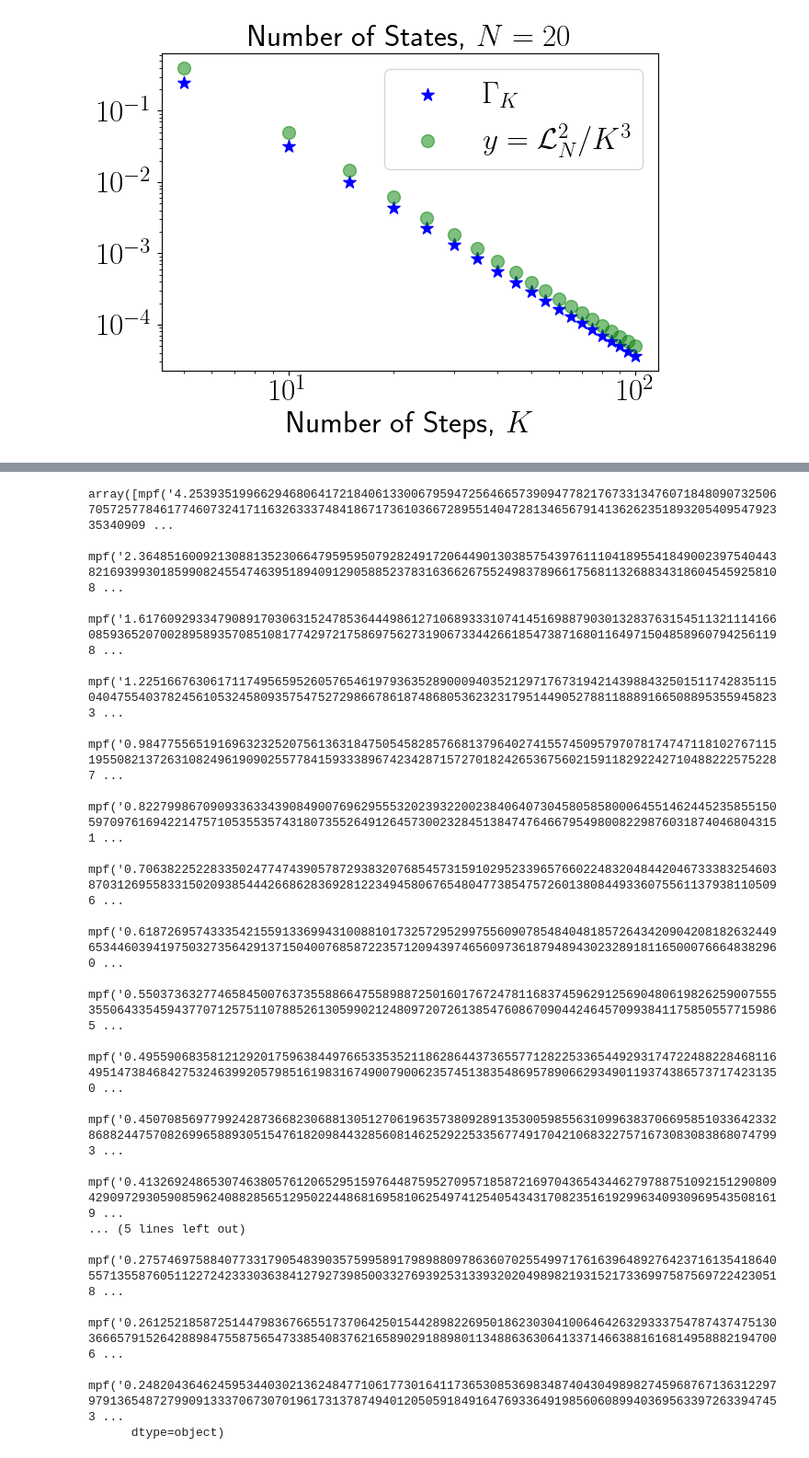
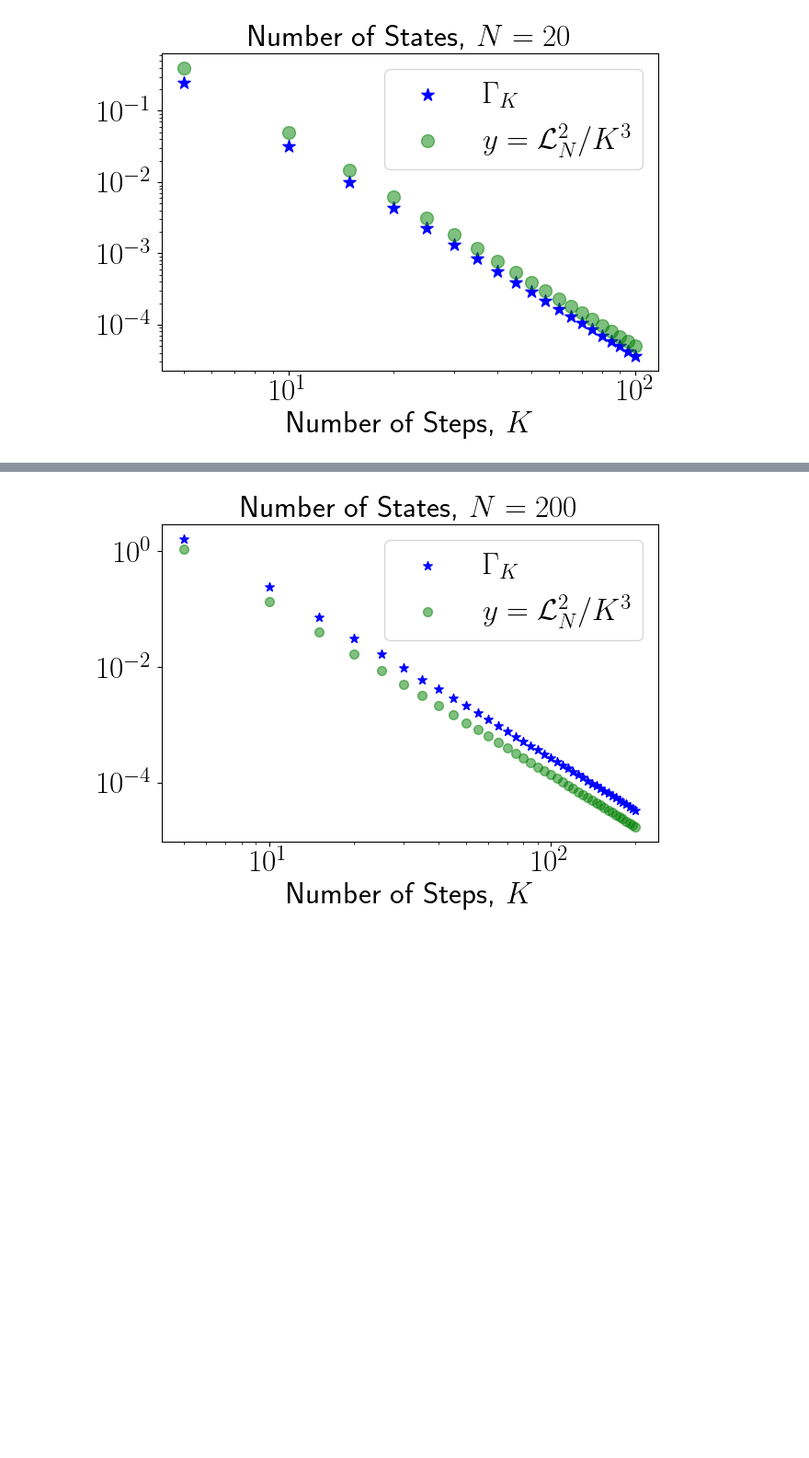
Before and after one commit to FaridKaveh/ComputationalEntropy, a Jupyter notebook: Geodesic_distance_numeric.ipynb, the cells around one changed output, grey strips where cells are left out. Shown at 92% size. Drawn from its saved outputs; the diff is of its cells as text; code cells hidden in the pictures; blank space fills up the shorter version.

```diff
--- a/Geodesic_distance_numeric.ipynb
+++ b/Geodesic_distance_numeric.ipynb
@@ -560,13 +556,0 @@ mpf('8.8952086070193597675749227784038088752567151569356618744499255549159850147
-# %%
-optimal_protocol_n10_K20_deltaENeg3 = optimal_protocol_n10_deltaENeg3[4]
-delta = mp.exp(-3)
-n = 10
-sum_steps = 0
-variation = []
-for step in optimal_protocol_n10_K20_deltaENeg3:
-    old_sum = sum_steps
-    sum_steps += step
-    variation.append(varphi(old_sum, n, delta)-varphi(sum_steps, n, delta))
-
-for i,var in enumerate(variation):
-    print(var*optimal_protocol_n10_K20_deltaENeg3[i])
@@ -607,3 +556,0 @@ mpf('8.9476043035096798103248847104258441549918327693809852508379450918084675719
-# %%
-for i in range(1, 20):
-    print(mth_order_perturbation_sum(10, 4, optimal_protocol_parameters_n10_deltaENeg3[i]) )
@@ -630,3 +556,0 @@ for i in range(1, 20):
-# %%
-for i in range(1, 20):
-    print(np.max(optimal_protocol_n10_deltaENeg3[i]))
@@ -677,22 +557,28 @@ array([mpf('6.522219867240713318405694982351641907989081435407702634785424937270
 # %%
 t2_lemma_cost_n20 = np.asarray([bound**2/(2*5*(i+1)) for i, bound in enumerate(t2_lemma_bounds_n20)])
-# %%
-t2_lemma_cost_n20
-# %% [output]
-array([mpf('4.253935199662946806417218406133006795947256466573909477821767331347607184809073250670572577846177460732417116326333748418671736103667289551404728134656791413626235189320540954792335340909 ...
-       mpf('2.364851600921308813523066479595950792824917206449013038575439761110418955418490023975404438216939930185990824554746395189409129058852378316366267552498378966175681132688343186045459258108 ...
-       mpf('1.617609293347908917030631524785364449861271068933310741451698879030132837631545113211141660859365207002895893570851081774297217586975627319067334426618547387168011649715048589607942561198 ...
-       mpf('1.225166763061711749565952605765461979363528900094035212971767319421439884325015117428351150404755403782456105324580935754752729866786187486805362323179514490527881188891665088953559458233 ...
-       mpf('0.984775565191696323252075613631847505458285766813796402741557450957970781747471181027671151955082137263108249619090255778415933389674234287157270182426536756021591182922427104882225752287 ...
-       mpf('0.822799867090933633439084900769629555320239322002384064073045805858000645514624452358551505970976169422147571053553574318073552649126457300232845138474764667954980082298760318740468043151 ...
-       mpf('0.706382252283350247747439057872938320768545731591029523396576602248320484420467333832546038703126955833150209385444266862836928122349458067654804773854757260138084493360755611379381105096 ...
-       mpf('0.618726957433354215591336994310088101732572952997556090785484048185726434209042081826324496534460394197503273564291371504007685872235712094397465609736187948943023289181165000766648382960 ...
-       mpf('0.550373632774658450076373558866475589887250160176724781168374596291256904806198262590075553550643354594377071257511078852613059902124809720726138547608670904424645709938411758505577159865 ...
-       mpf('0.495590683581212920175963844976653353521186286443736557712822533654492931747224882284681164951473846842753246399205798516198316749007900623574513835486957890662934901193743865737174231350 ...
-       mpf('0.450708569779924287366823068813051270619635738092891353005985563109963837066958510336423328688244757082699658893051547618209844328560814625292253356774917042106832275716730830838680747993 ...
-       mpf('0.413269248653074638057612065295159764487595270957185872169704365434462797887510921512908094290972930590859624088285651295022448681695810625497412540543431708235161929963409309695435081619 ...
-... (5 lines left out)
-       mpf('0.275746975884077331790548390357599589179898809786360702554997176163964892764237161354186405571355876051122724233303638412792739850033276939253133932020498982193152173369975875697224230518 ...
-       mpf('0.261252185872514479836766551737064250154428982269501862303041006464263293337547874374751303666579152642889847558756547338540837621658902918898011348863630641337146638816168149588821947006 ...
-       mpf('0.248204364624595344030213624847710617730164117365308536983487404304989827459687671363122979791365487279909133370673070196173137874940120505918491647693364919856060899403695633972633947453 ...
-      dtype=object)
+# %%
+step_num_points = np.asarray([i for i in range(5,201,5)])
+straight_line = np.asarray(geodesic_lengths_n200_deltaENeg3**2/(step_num_points**(3)), dtype=float)
+straight_line_2 = np.asarray(geodesic_lengths_n200_deltaENeg3**2/(step_num_points**(20/7)), dtype=float)
+fig, ax = plt.subplots(tight_layout=True)
+
+ax.scatter(step_num_points, geodesic_bounds_n200_deltaENeg3-optimal_cost_n200_mmax200, color='blue', marker='*', alpha=1,
+           label=r'$\Gamma_K$', s=50)
+# ax.scatter(step_num_points, geodesic_bounds_n20_deltaENeg3, color='red', label='geodesic_bound', alpha=1)
+ax.scatter(step_num_points, straight_line, color='green', label=r"$y=\mathcal{L}_N^2/K^3$", alpha=0.5,s=50)
+# ax.scatter(step_num_points, straight_line_2, color='red', label=r"", alpha=0.5,s=50)
+ax.set_xscale('log')
+ax.set_yscale('log')
+
+# ax.set_xlim((10,100))
+ax.set_xlabel('Number of Steps, $K$', fontsize=24)
+# ax.set_ylabel('bound difference')
+ax.legend(fontsize=24)
+ax.set_title('Number of States, $N=200$', fontsize=24)
+ax.tick_params(axis='both', labelsize=24)
+
+
+plt.tight_layout()
+plt.show()
+# %% [output]
+[figure, added]
```
Also changed, not shown: parts of 24 cells of this notebook.
